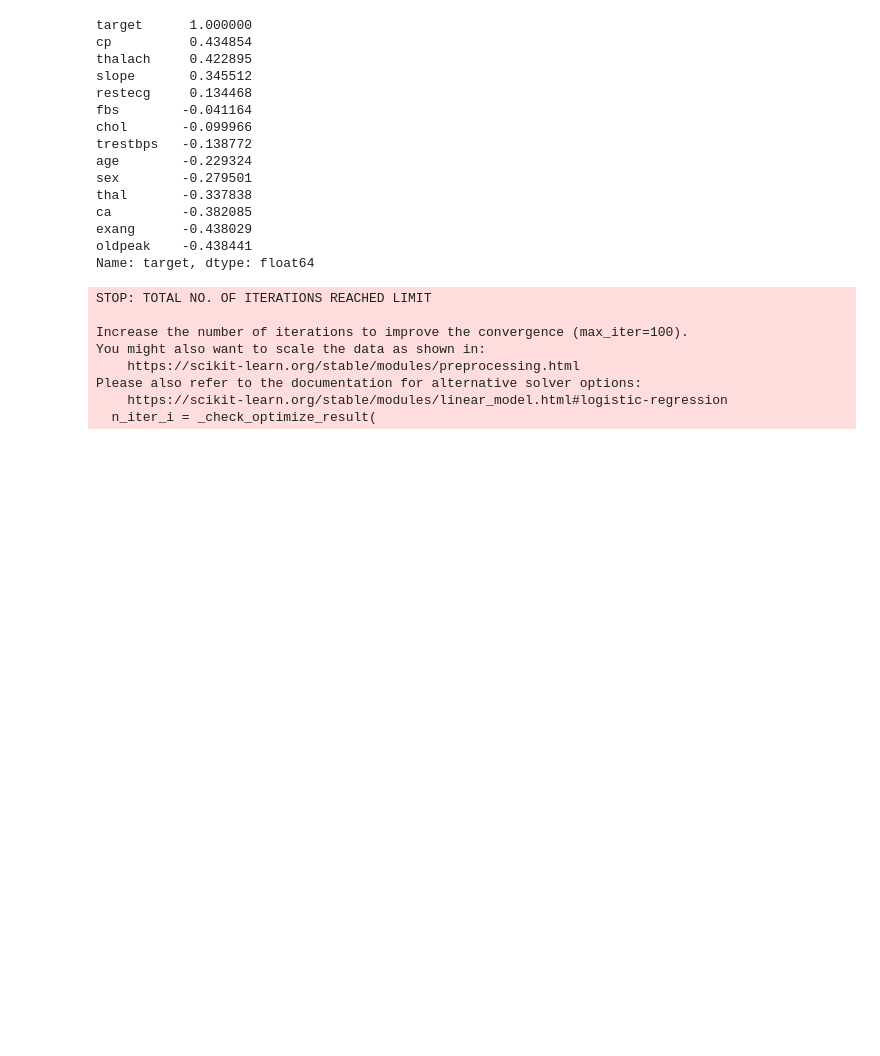
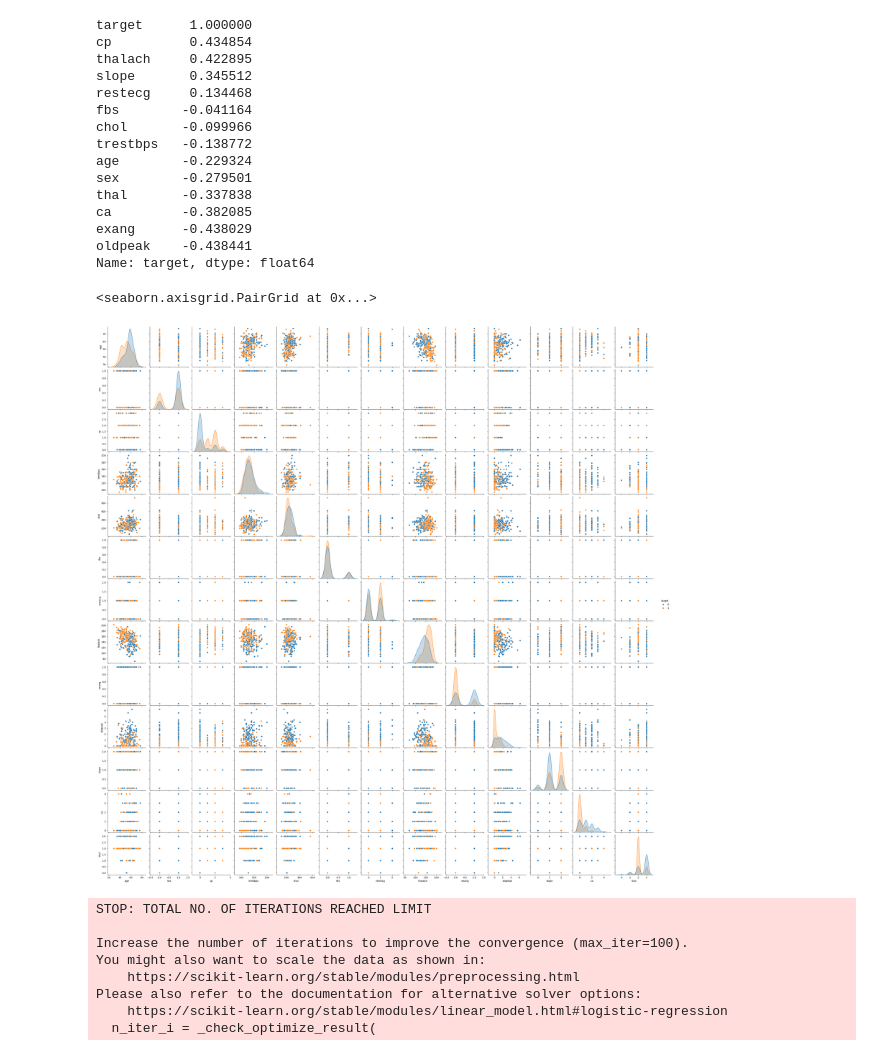
Before and after one commit to lalitchandra00/Heart_Disease-Prediction-, a Jupyter notebook: model.ipynb, the cells around one changed output. Drawn from its saved outputs; the diff is of its cells as text; code cells hidden in the pictures; blank space fills up the shorter version.

```diff
--- a/model.ipynb
+++ b/model.ipynb
@@ -183,7 +183,10 @@ exang      -0.438029
 oldpeak    -0.438441
 Name: target, dtype: float64
 # %%
-# sns.pairplot(df, hue = 'target')
+sns.pairplot(df, hue = 'target')
+# %% [output]
+<seaborn.axisgrid.PairGrid at 0x...>
+[figure, added]
 # %%
 X = df.iloc[:,:-1]
 Y = df['target']
```
